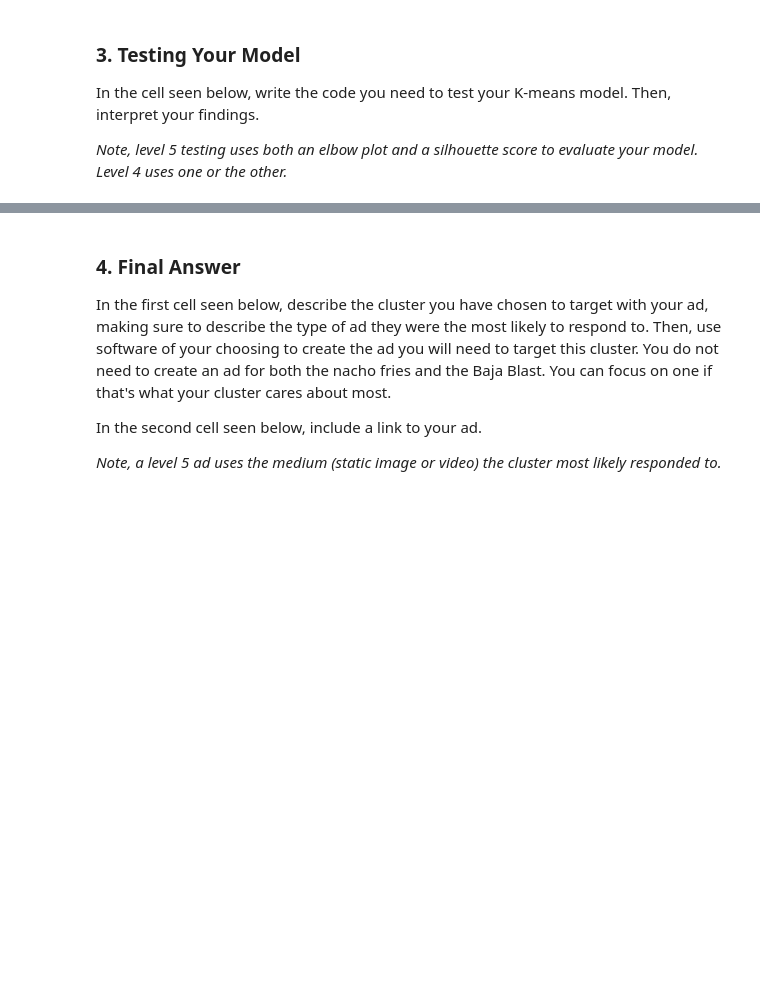
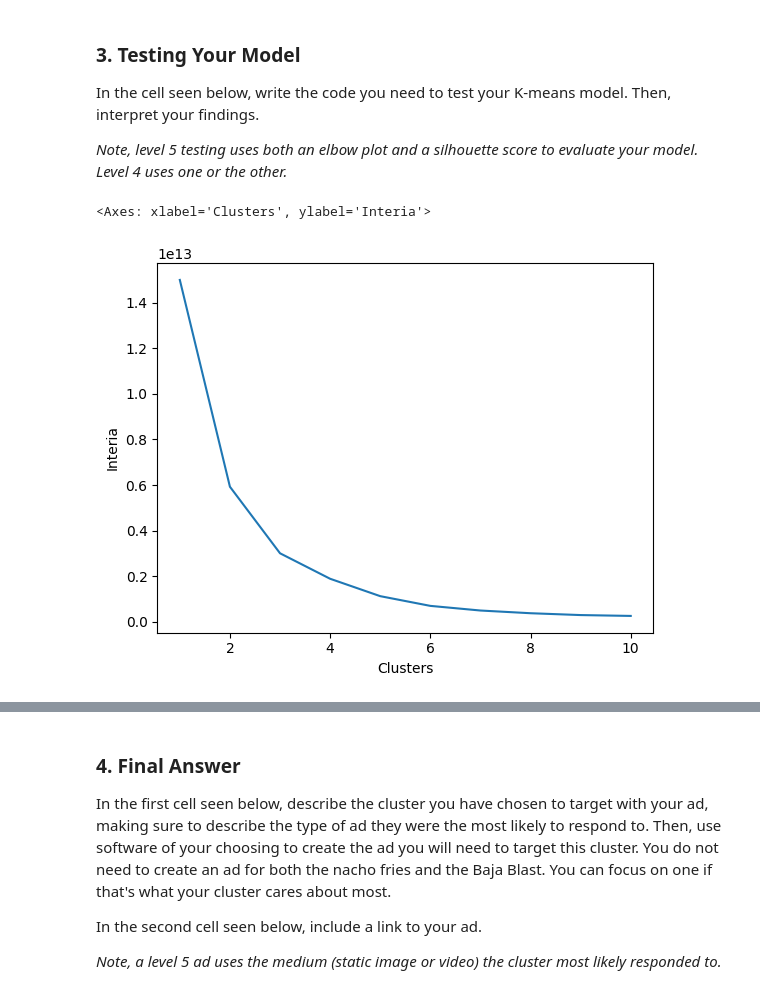
Before and after one commit to Google-Stein/Machine-Learning, a Jupyter notebook: Taco Bell/RFP_2_Template.ipynb, the cells around one changed output, grey strips where cells are left out. Cells and saved outputs as stored; diff of their text form; code cells hidden in the pictures; blank space fills up the shorter version.

```diff
--- a/Taco Bell/RFP_2_Template.ipynb
+++ b/Taco Bell/RFP_2_Template.ipynb
@@ -44,5 +68,13 @@ data
+# %%
+data['sex'] = data['sex'].map({'F': 1, 'M': 0})
+# %%
+data['ad_response'] = data['ad_response'].apply(lambda x: 1 if x == True else 0)
 # %% [markdown]
 ### 2. Training Your Model
 In the cell seen below, write the code you need to train a K-means clustering model. Make sure you describe the center of each cluster found.
 
 *Note, level 5 work uses at least 3 features to train a K-means model using only the standard Python library and Pandas. A level 4 uses external libraries like scikit or numpy.*
+# %%
+train_data, _ = train_test_split(data, test_size=0.3, random_state=42)
+train_data = train_data[["age", "income", "family_size", "sex", "ad_response"]]
+train_data.head()
@@ -48,0 +88,3 @@ In the cell seen below, write the code you need to train a K-means clustering mo
+# %%
+model = KMeans(n_clusters=6)
+model.fit(train_data)
@@ -57,0 +115,17 @@ In the cell seen below, write the code you need to test your K-means model. Then
+# %%
+plot = {
+    'Clusters': range(1, 11),
+    'Interia': []
+
+}
+
+for k in range(1, 11):
+    kmeans = KMeans(n_clusters=k)
+    kmeans.fit(train_data)
+    plot['Interia'].append(kmeans.inertia_)
+
+
+sns.lineplot(x='Clusters', y='Interia', data=plot)
+# %% [output]
+<Axes: xlabel='Clusters', ylabel='Interia'>
+[figure, added]
```
Also changed, not shown: parts of 15 cells of this notebook, 1 other file.
